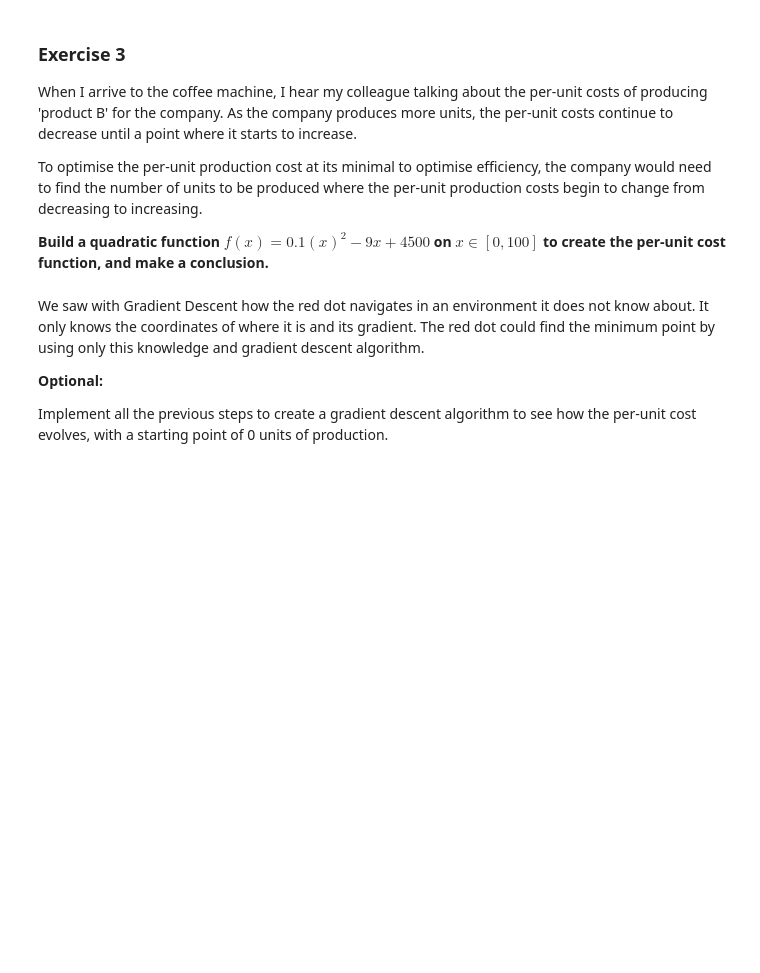
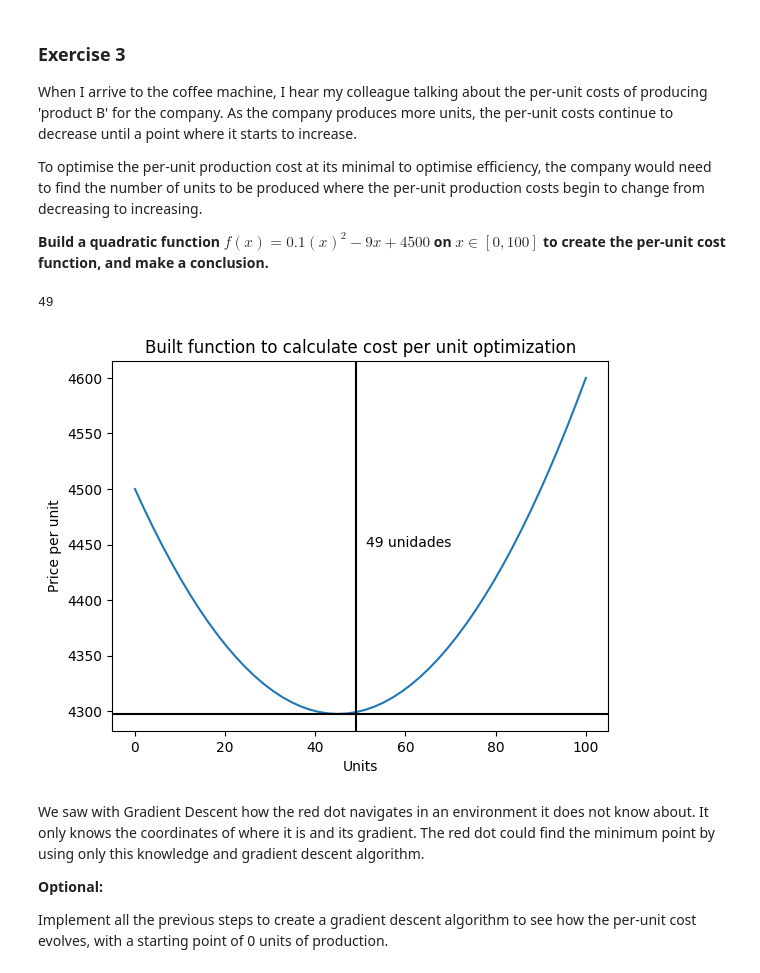
Before and after one commit to Valehsyn/calculus-and-algebra-problems-with-python, a Jupyter notebook: notebook/problems.ipynb, the cells around one changed output. Saved outputs shown, nothing was run; the diff lists cells and outputs as text; code cells hidden in the pictures; blank space fills up the shorter version.

```diff
--- a/notebook/problems.ipynb
+++ b/notebook/problems.ipynb
@@ -280,4 +280,32 @@ To optimise the per-unit production cost at its minimal to optimise efficiency,
 
 **Build a quadratic function $f(x)=0.1(x)^2−9x +4500$ on $x∈[0,100]$  to create the per-unit cost function, and make a conclusion.**
 # %%
-#define and plot the funtion
+import numpy as np
+import matplotlib.pyplot as plt
+import matplotlib. transforms as transforms
+
+def f(x): return 0.1*(x)**2 - 9*x + 4500
+x = np.linspace(0,100)
+fx_array = np.array(f(x))
+x_array = np.array(x)
+all_arrays = ([fx_array], [x_array])
+increased_perunit = np.argmax(all_arrays)
+
+print(increased_perunit)
+# %% [output]
+49
+# %%
+trans = ax.get_xaxis_transform()
+x1 = increased_perunit
+
+plt.subplots()
+plt.plot(x, f(x))
+plt.axvline(x1, color = "k")
+plt.text(x1, .5, f'{x1} unidades', transform=trans)
+plt.axhline(y =4297, color = "k")
+plt.xlabel("Units")
+plt.ylabel("Price per unit")
+plt.title("Built function to calculate cost per unit optimization")
+plt.show()
+# %% [output]
+[figure, added]
```
Also changed, not shown: parts of 1 cell of this notebook, 1 other file.
